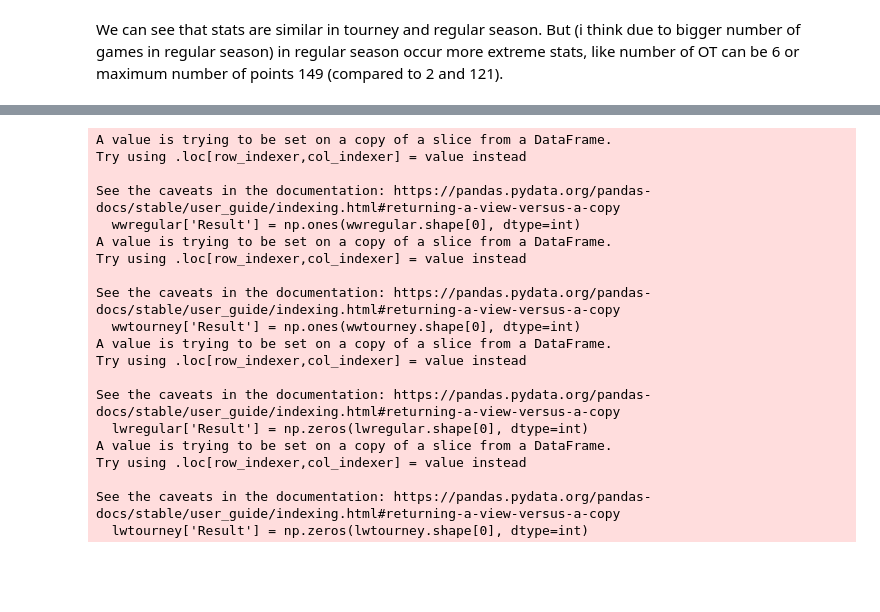
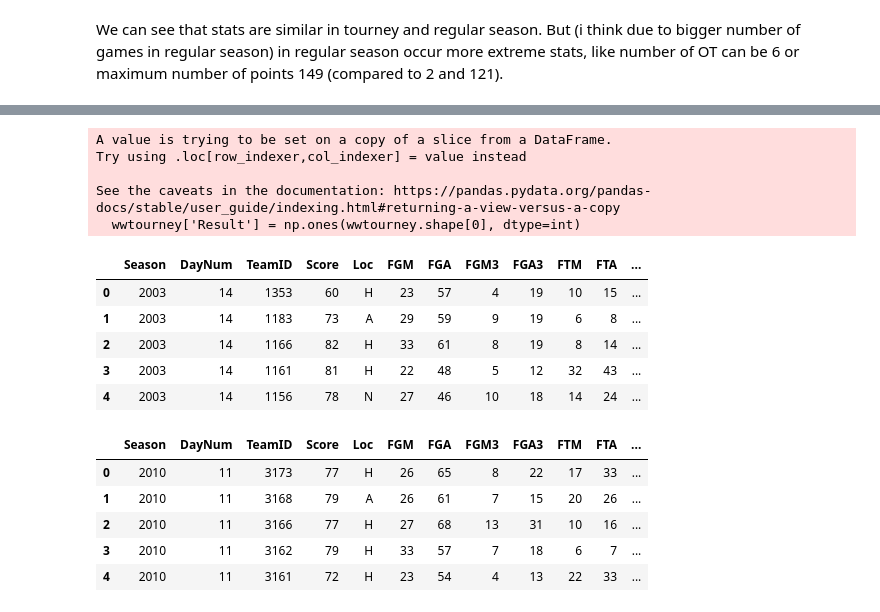
Before and after one commit to KacperUrban/Forecasting-NCAA-BB, a Jupyter notebook: EDA.ipynb, the cells around one changed output, grey strips where cells are left out. Drawn from its saved outputs; the diff is of its cells as text; code cells hidden in the pictures; blank space fills up the shorter version.

```diff
--- a/EDA.ipynb
+++ b/EDA.ipynb
@@ -777,45 +787,49 @@ See the caveats in the documentation: https://pandas.pydata.org/pandas-docs/stab
 wwregular['Result'] = np.ones(wwregular.shape[0], dtype=int)
 wwtourney['Result'] = np.ones(wwtourney.shape[0], dtype=int)
 
-wwregular.rename(wdictcolumns)
-wwtourney.rename(wdictcolumns)
+wwregular = wwregular.rename(columns=wdictcolumns)
+wwtourney = wwtourney.rename(columns=wdictcolumns)
 
 lwregular['Result'] = np.zeros(lwregular.shape[0], dtype=int)
 lwtourney['Result'] = np.zeros(lwtourney.shape[0], dtype=int)
 
-lwregular.rename(ldictcolumns)
-lwtourney.rename(ldictcolumns)
+lwregular = lwregular.rename(columns=ldictcolumns)
+lwtourney = lwtourney.rename(columns=ldictcolumns)
 
 
 wmregular['Result'] = np.ones(wmregular.shape[0], dtype=int)
 wmtourney['Result'] = np.ones(wmtourney.shape[0], dtype=int)
 
-wmregular.rename(wdictcolumns)
-wmtourney.rename(wdictcolumns)
+wmregular = wmregular.rename(columns=wdictcolumns)
+wmtourney = wmtourney.rename(columns=wdictcolumns)
 
 lmregular['Result'] = np.zeros(lmregular.shape[0], dtype=int)
 lmtourney['Result'] = np.zeros(lmtourney.shape[0], dtype=int)
 
-lmregular.rename(ldictcolumns)
-lmtourney.rename(ldictcolumns)
+lmregular = lmregular.rename(columns=ldictcolumns)
+lmtourney = lmtourney.rename(columns=ldictcolumns)
 # %% [output]
-A value is trying to be set on a copy of a slice from a DataFrame.
-Try using .loc[row_indexer,col_indexer] = value instead
-
-See the caveats in the documentation: https://pandas.pydata.org/pandas-docs/stable/user_guide/indexing.html#returning-a-view-versus-a-copy
-  wwregular['Result'] = np.ones(wwregular.shape[0], dtype=int)
 A value is trying to be set on a copy of a slice from a DataFrame.
 Try using .loc[row_indexer,col_indexer] = value instead
 
 See the caveats in the documentation: https://pandas.pydata.org/pandas-docs/stable/user_guide/indexing.html#returning-a-view-versus-a-copy
   wwtourney['Result'] = np.ones(wwtourney.shape[0], dtype=int)
-A value is trying to be set on a copy of a slice from a DataFrame.
-Try using .loc[row_indexer,col_indexer] = value instead
-
-See the caveats in the documentation: https://pandas.pydata.org/pandas-docs/stable/user_guide/indexing.html#returning-a-view-versus-a-copy
-  lwregular['Result'] = np.zeros(lwregular.shape[0], dtype=int)
-A value is trying to be set on a copy of a slice from a DataFrame.
-Try using .loc[row_indexer,col_indexer] = value instead
-
-See the caveats in the documentation: https://pandas.pydata.org/pandas-docs/stable/user_guide/indexing.html#returning-a-view-versus-a-copy
-  lwtourney['Result'] = np.zeros(lwtourney.shape[0], dtype=int)
+# %%
+mendetailedresults = pd.concat([wmregular, wmtourney, lmregular, lmtourney]).sort_values(["Season"], ignore_index=True)
+womendetailedresults = pd.concat([wwregular, wwtourney, lwregular, lwtourney]).sort_values(["Season"], ignore_index=True)
+# %%
+display(mendetailedresults.head(5))
+display(womendetailedresults.head(5))
+# %% [output]
+|  | Season | DayNum | TeamID | Score | Loc | FGM | FGA | FGM3 | FGA3 | FTM | FTA | ... |
+| 0 | 2003 | 14 | 1353 | 60 | H | 23 | 57 | 4 | 19 | 10 | 15 | ... |
+| 1 | 2003 | 14 | 1183 | 73 | A | 29 | 59 | 9 | 19 | 6 | 8 | ... |
+| 2 | 2003 | 14 | 1166 | 82 | H | 33 | 61 | 8 | 19 | 8 | 14 | ... |
+| 3 | 2003 | 14 | 1161 | 81 | H | 22 | 48 | 5 | 12 | 32 | 43 | ... |
+| 4 | 2003 | 14 | 1156 | 78 | N | 27 | 46 | 10 | 18 | 14 | 24 | ... |
+|  | Season | DayNum | TeamID | Score | Loc | FGM | FGA | FGM3 | FGA3 | FTM | FTA | ... |
+| 0 | 2010 | 11 | 3173 | 77 | H | 26 | 65 | 8 | 22 | 17 | 33 | ... |
+| 1 | 2010 | 11 | 3168 | 79 | A | 26 | 61 | 7 | 15 | 20 | 26 | ... |
+| 2 | 2010 | 11 | 3166 | 77 | H | 27 | 68 | 13 | 31 | 10 | 16 | ... |
+| 3 | 2010 | 11 | 3162 | 79 | H | 33 | 57 | 7 | 18 | 6 | 7 | ... |
+| 4 | 2010 | 11 | 3161 | 72 | H | 23 | 54 | 4 | 13 | 22 | 33 | ... |
```
Also changed, not shown: parts of 1 cell of this notebook.
